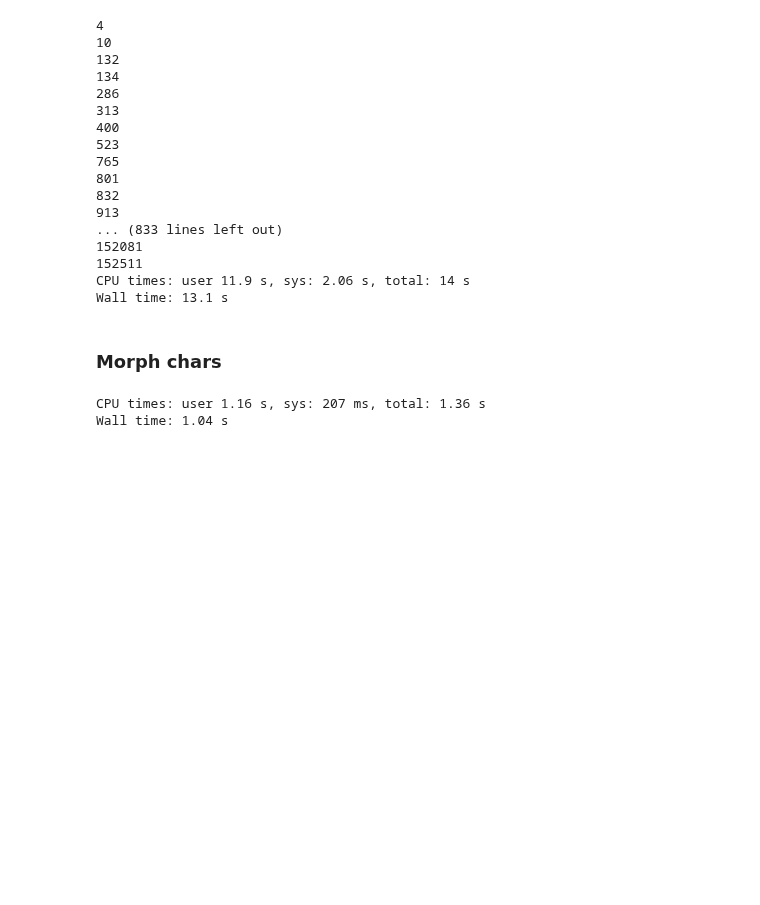
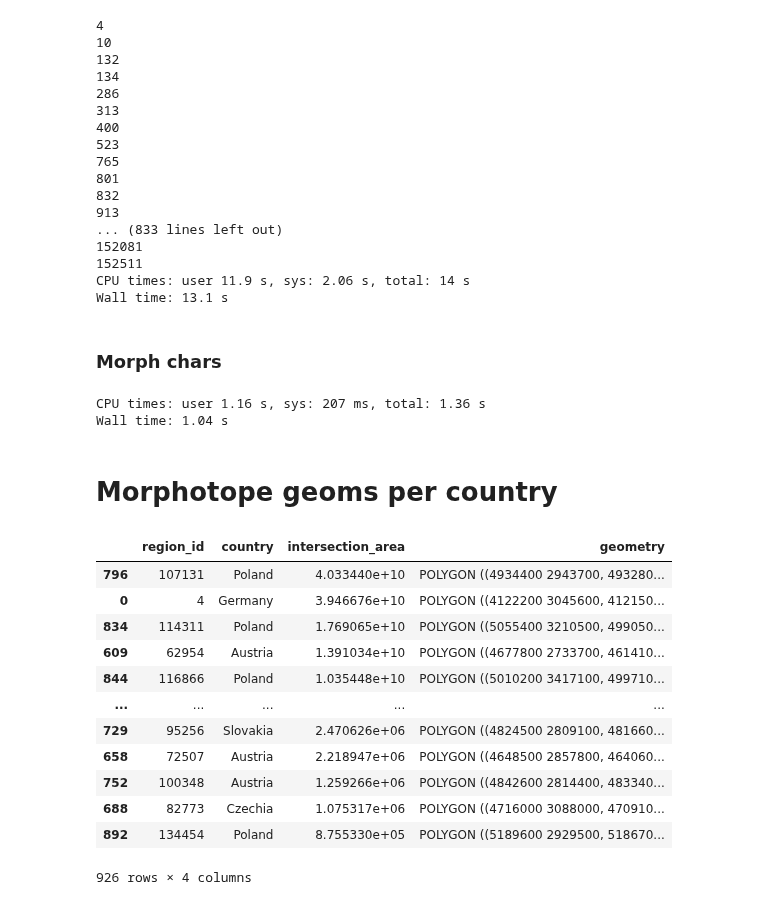
Before and after one commit to uscuni/urban_taxonomy, a Jupyter notebook: code/data_products.ipynb, the cells around one changed output. Drawn from its saved outputs; the diff is of its cells as text; code cells hidden in the pictures; blank space fills up the shorter version.

Commit message:
per country data

```diff
--- a/code/data_products.ipynb
+++ b/code/data_products.ipynb
@@ -159,3 +198,5 @@ CPU times: user 1.16 s, sys: 207 ms, total: 1.36 s
 Wall time: 1.04 s
 # %%
 morph_data.to_parquet('/data/uscuni-ulce/data_product/morphotope_characters.parquet')
+# %% [markdown]
+# Morphotope geoms per country
@@ -161,0 +209,41 @@ morph_data.to_parquet('/data/uscuni-ulce/data_product/morphotope_characters.parq
+# %%
+country_names = ['Germany', 'Poland', 'Czechia', 'Slovakia', 'Austria', 'Lithuania']
+countries = gpd.read_file('../data/CNTR_RG_01M_2024_3035.geojson').to_crs(epsg=3035)
+country_polygons = countries[countries['NAME_ENGL'].isin(country_names)]
+
+region_hulls = gpd.read_parquet("/data/uscuni-ulce/regions/cadastre_regions_hull.parquet")
+
+v = 'v10'
+cluster_mapping = pd.read_parquet(f'/data/uscuni-ulce/processed_data/clusters/cluster_mapping_{v}.pq')
+# %%
+region_idxs, country_idxs = country_polygons.sindex.query(region_hulls.geometry, predicate='intersects')
+intersections = region_hulls.iloc[region_idxs].intersection(country_polygons.iloc[country_idxs], align=False).area
+intersection_df = gpd.GeoDataFrame(
+    {
+    'region_id': region_hulls.index[region_idxs].values,
+    'country': country_polygons.iloc[country_idxs, 2].values,
+    'intersection_area': intersections.values,
+    'geometry': region_hulls.iloc[region_idxs, 0].values
+    },
+    crs=region_hulls.crs
+
+
+)
+
+intersection_df = intersection_df.sort_values('intersection_area', ascending=False)
+# %%
+intersection_df
+# %% [output]
+|  | region_id | country | intersection_area | geometry |
+| 796 | 107131 | Poland | 4.033440e+10 | POLYGON ((4934400 2943700, 493280... |
+| 0 | 4 | Germany | 3.946676e+10 | POLYGON ((4122200 3045600, 412150... |
+| 834 | 114311 | Poland | 1.769065e+10 | POLYGON ((5055400 3210500, 499050... |
+| 609 | 62954 | Austria | 1.391034e+10 | POLYGON ((4677800 2733700, 461410... |
+| 844 | 116866 | Poland | 1.035448e+10 | POLYGON ((5010200 3417100, 499710... |
+| ... | ... | ... | ... | ... |
+| 729 | 95256 | Slovakia | 2.470626e+06 | POLYGON ((4824500 2809100, 481660... |
+| 658 | 72507 | Austria | 2.218947e+06 | POLYGON ((4648500 2857800, 464060... |
+| 752 | 100348 | Austria | 1.259266e+06 | POLYGON ((4842600 2814400, 483340... |
+| 688 | 82773 | Czechia | 1.075317e+06 | POLYGON ((4716000 3088000, 470910... |
+| 892 | 134454 | Poland | 8.755330e+05 | POLYGON ((5189600 2929500, 518670... |
+926 rows × 4 columns
```
Also changed, not shown: parts of 6 cells of this notebook, 1 other file.
